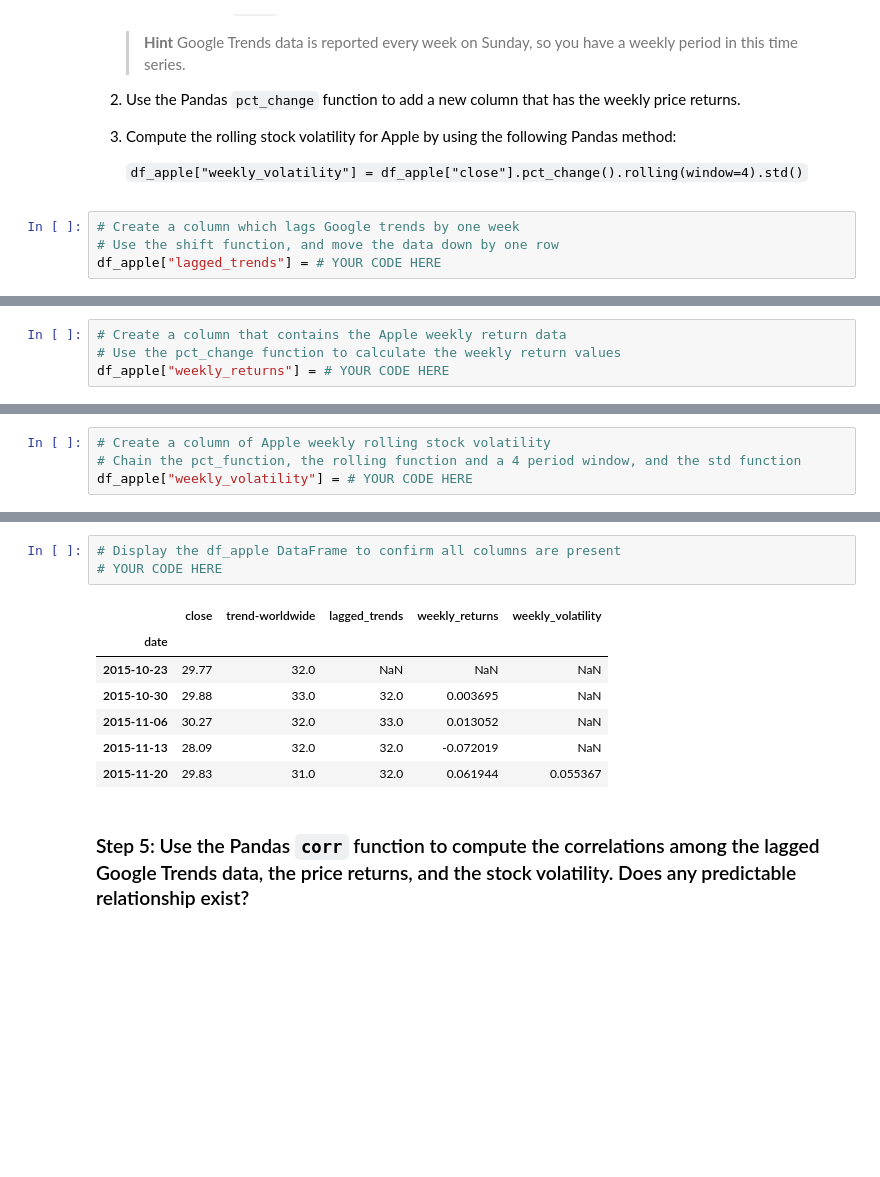
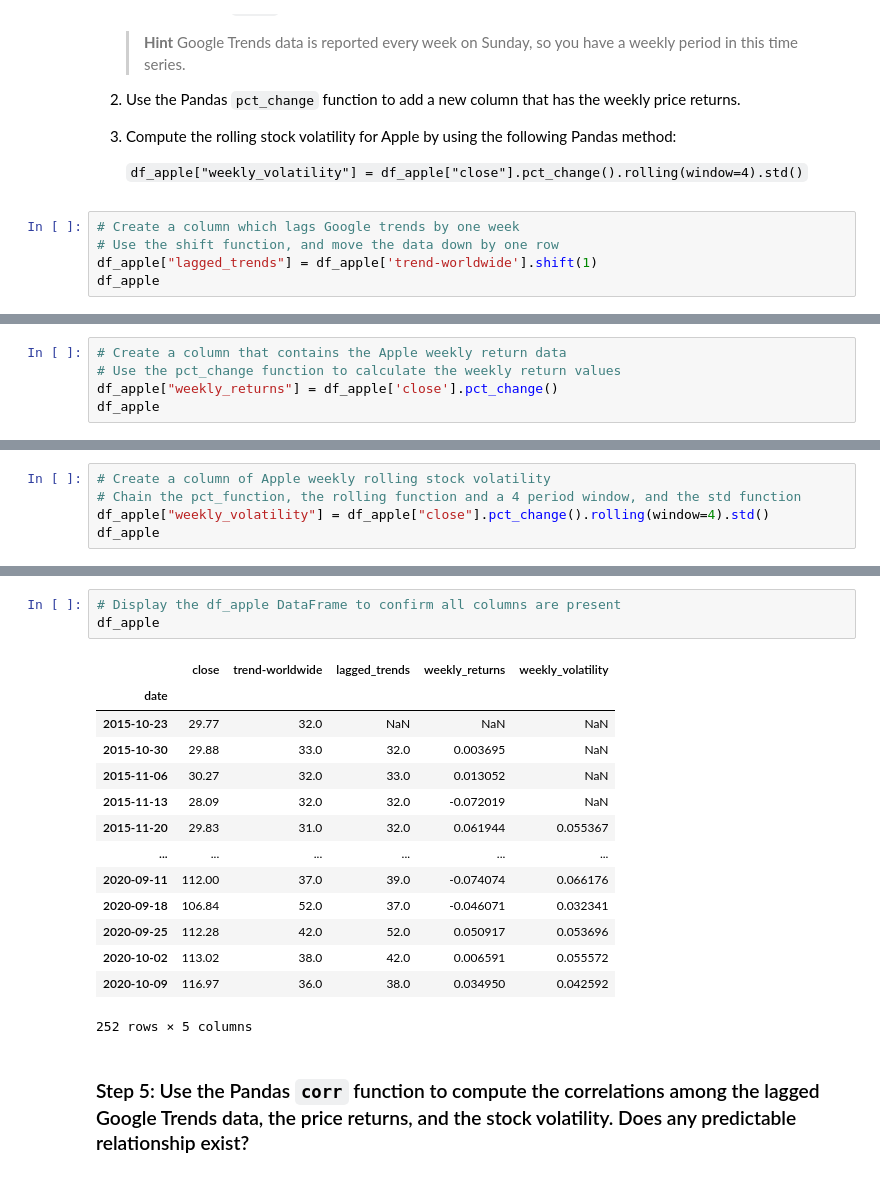
Before and after one commit to scoopcash/dec19-time_series, a Jupyter notebook: Class_2_Activities 6/03-Stu_Stock_Volatility_and_Google_Trends/Unsolved/stock_volatility_and_google_trends.ipynb, the cells around one changed output, grey strips where cells are left out. Cells and saved outputs as stored; diff of their text form; blank space fills up the shorter version.

```diff
--- a/Class_2_Activities 6/03-Stu_Stock_Volatility_and_Google_Trends/Unsolved/stock_volatility_and_google_trends.ipynb
+++ b/Class_2_Activities 6/03-Stu_Stock_Volatility_and_Google_Trends/Unsolved/stock_volatility_and_google_trends.ipynb
@@ -192,4 +195,5 @@ df_spotlight = # YOUR CODE HERE
 # %%
 # Create a column which lags Google trends by one week
 # Use the shift function, and move the data down by one row
-df_apple["lagged_trends"] = # YOUR CODE HERE
+df_apple["lagged_trends"] = df_apple['trend-worldwide'].shift(1)
+df_apple
@@ -196,4 +215,5 @@ df_apple["lagged_trends"] = # YOUR CODE HERE
 # %%
 # Create a column that contains the Apple weekly return data
 # Use the pct_change function to calculate the weekly return values
-df_apple["weekly_returns"] = # YOUR CODE HERE
+df_apple["weekly_returns"] = df_apple['close'].pct_change()
+df_apple
@@ -200,4 +235,5 @@ df_apple["weekly_returns"] = # YOUR CODE HERE
 # %%
 # Create a column of Apple weekly rolling stock volatility
 # Chain the pct_function, the rolling function and a 4 period window, and the std function
-df_apple["weekly_volatility"] = # YOUR CODE HERE
+df_apple["weekly_volatility"] = df_apple["close"].pct_change().rolling(window=4).std()
+df_apple
@@ -204,14 +255,21 @@ df_apple["weekly_volatility"] = # YOUR CODE HERE
 # %%
 # Display the df_apple DataFrame to confirm all columns are present
-# YOUR CODE HERE
+df_apple
 # %% [output]
 |  | close | trend-worldwide | lagged_trends | weekly_returns | weekly_volatility |
 | date |  |  |  |  |  |
 | 2015-10-23 | 29.77 | 32.0 | NaN | NaN | NaN |
 | 2015-10-30 | 29.88 | 33.0 | 32.0 | 0.003695 | NaN |
 | 2015-11-06 | 30.27 | 32.0 | 33.0 | 0.013052 | NaN |
 | 2015-11-13 | 28.09 | 32.0 | 32.0 | -0.072019 | NaN |
 | 2015-11-20 | 29.83 | 31.0 | 32.0 | 0.061944 | 0.055367 |
+| ... | ... | ... | ... | ... | ... |
+| 2020-09-11 | 112.00 | 37.0 | 39.0 | -0.074074 | 0.066176 |
+| 2020-09-18 | 106.84 | 52.0 | 37.0 | -0.046071 | 0.032341 |
+| 2020-09-25 | 112.28 | 42.0 | 52.0 | 0.050917 | 0.053696 |
+| 2020-10-02 | 113.02 | 38.0 | 42.0 | 0.006591 | 0.055572 |
+| 2020-10-09 | 116.97 | 36.0 | 38.0 | 0.034950 | 0.042592 |
+252 rows × 5 columns
 # %% [markdown]
 ### Step 5: Use the Pandas `corr` function to compute the correlations among the lagged Google Trends data, the price returns, and the stock volatility. Does any predictable relationship exist?
 # %%
```
Also changed, not shown: parts of 7 cells of this notebook.
